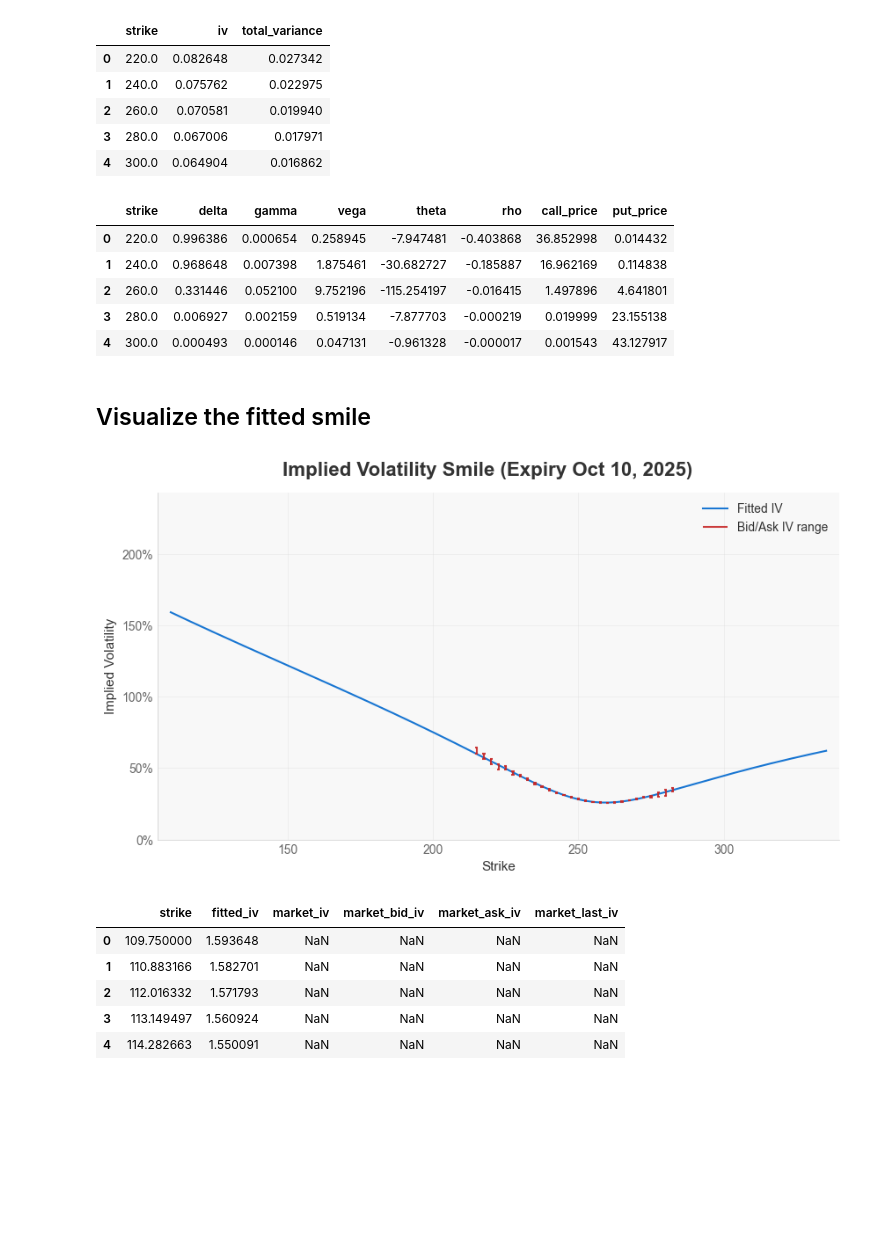
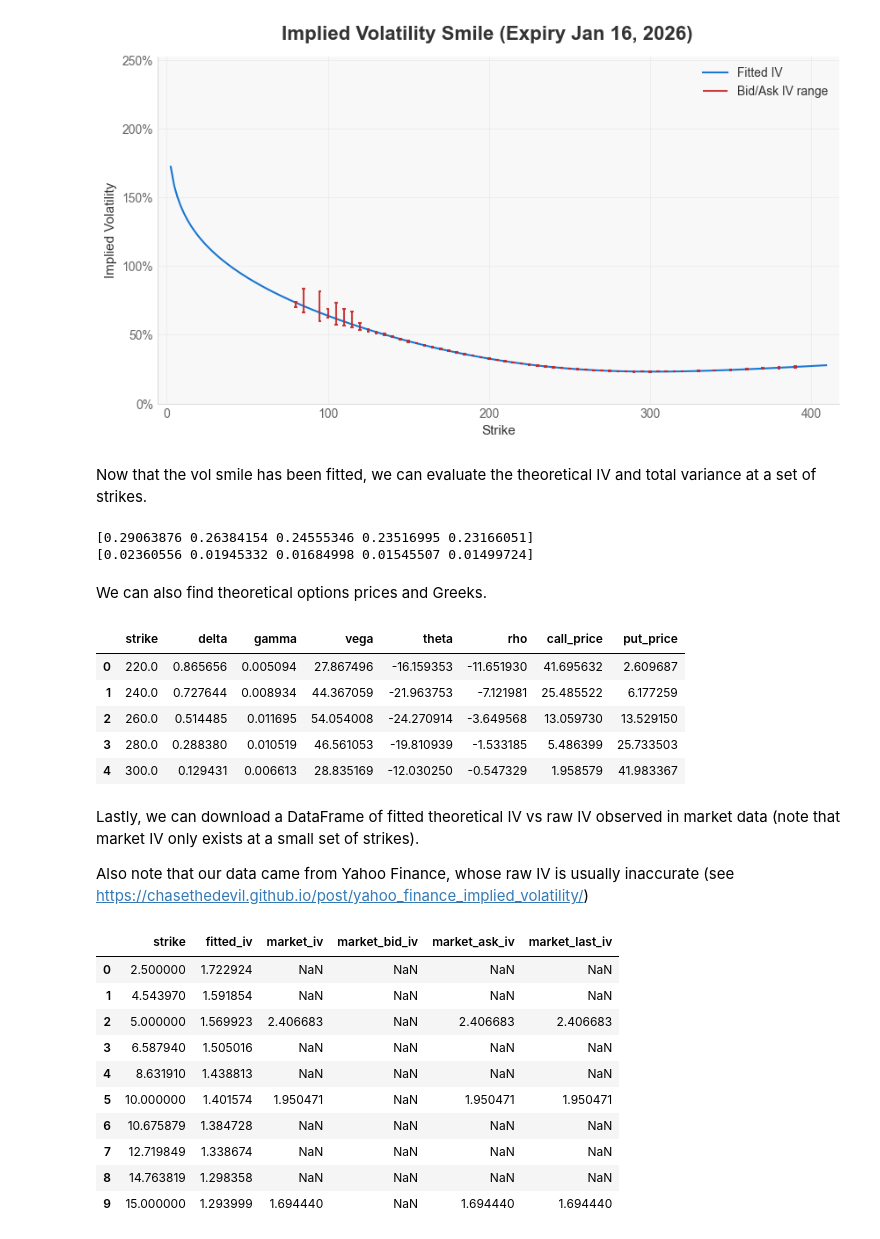
Before and after one commit to tyrneh/options-implied-probability, a Jupyter notebook: examples/quickstart_VolCurve.ipynb, the cells around one changed output. Drawn from its saved outputs; the diff is of its cells as text; code cells hidden in the pictures; blank space fills up the shorter version.

```diff
--- a/examples/quickstart_VolCurve.ipynb
+++ b/examples/quickstart_VolCurve.ipynb
@@ -84,0 +54,7 @@ prices and Greeks across a small strike grid.
+# %%
+# define the market conditions
+market = MarketInputs(
+    valuation_date=date(2025, 10, 6), # date on which the options data was downloaded
+    risk_free_rate=0.04,              # the risk-free rate of return. Use the US Fed or Treasury yields that are closest to the horizon of the expiry date (e.g. 3-month since we're evaluating on Oct 2025 for expiry on Jan 2026)
+    underlying_price=256.69,          # the price of the underlying stock at the time when the options data was downloaded
+)
@@ -84,0 +69,3 @@ prices and Greeks across a small strike grid.
+# %%
+vol_curve = VolCurve() # initialize the VolCurve object
+vol_curve.fit(df_expiry, market) # fit using the input data we defined, which populates the VolCurve object with results
@@ -85,27 +78,20 @@ prices and Greeks across a small strike grid.
+# %%
+vol_curve.plot(include_observed=True)
+plt.show()
+# %% [output]
+[figure, added]
+# %% [markdown]
+Now that the vol smile has been fitted, we can evaluate the theoretical IV and total variance at a set of strikes.
 # %%
-from typing import Any
-
-
 strikes = np.array([220.0, 240.0, 260.0, 280.0, 300.0])
 
-iv = vol_curve.implied_vol(strikes)
-total_var = vol_curve.total_variance(strikes)
-
-smile_eval = pd.DataFrame(
-    {
-        "strike": strikes,
-        "iv": iv,
-        "total_variance": total_var,
-    }
-)
-smile_eval
+print(vol_curve.implied_vol(strikes))
+print(vol_curve.total_variance(strikes))
 # %% [output]
-|  | strike | iv | total_variance |
-| 0 | 220.0 | 0.082648 | 0.027342 |
-| 1 | 240.0 | 0.075762 | 0.022975 |
-| 2 | 260.0 | 0.070581 | 0.019940 |
-| 3 | 280.0 | 0.067006 | 0.017971 |
-| 4 | 300.0 | 0.064904 | 0.016862 |
+[0.29063876 0.26384154 0.24555346 0.23516995 0.23166051]
+[0.02360556 0.01945332 0.01684998 0.01545507 0.01499724]
+# %% [markdown]
+We can also find theoretical options prices and Greeks.
 # %%
 call_prices = vol_curve.price(strikes, call_or_put="call")
 put_prices = vol_curve.price(strikes, call_or_put="put")
@@ -117,23 +103,26 @@ all_greeks["put_price"] = put_prices
 all_greeks
 # %% [output]
 |  | strike | delta | gamma | vega | theta | rho | call_price | put_price |
-| 0 | 220.0 | 0.996386 | 0.000654 | 0.258945 | -7.947481 | -0.403868 | 36.852998 | 0.014432 |
-| 1 | 240.0 | 0.968648 | 0.007398 | 1.875461 | -30.682727 | -0.185887 | 16.962169 | 0.114838 |
-| 2 | 260.0 | 0.331446 | 0.052100 | 9.752196 | -115.254197 | -0.016415 | 1.497896 | 4.641801 |
-| 3 | 280.0 | 0.006927 | 0.002159 | 0.519134 | -7.877703 | -0.000219 | 0.019999 | 23.155138 |
-| 4 | 300.0 | 0.000493 | 0.000146 | 0.047131 | -0.961328 | -0.000017 | 0.001543 | 43.127917 |
+| 0 | 220.0 | 0.865656 | 0.005094 | 27.867496 | -16.159353 | -11.651930 | 41.695632 | 2.609687 |
+| 1 | 240.0 | 0.727644 | 0.008934 | 44.367059 | -21.963753 | -7.121981 | 25.485522 | 6.177259 |
+| 2 | 260.0 | 0.514485 | 0.011695 | 54.054008 | -24.270914 | -3.649568 | 13.059730 | 13.529150 |
+| 3 | 280.0 | 0.288380 | 0.010519 | 46.561053 | -19.810939 | -1.533185 | 5.486399 | 25.733503 |
+| 4 | 300.0 | 0.129431 | 0.006613 | 28.835169 | -12.030250 | -0.547329 | 1.958579 | 41.983367 |
-# %% [markdown]
-## Visualize the fitted smile
+# %% [markdown]
+Lastly, we can download a DataFrame of fitted theoretical IV vs raw IV observed in market data (note that market IV only exists at a small set of strikes).
+
+Also note that our data came from Yahoo Finance, whose raw IV is usually inaccurate (see https://chasethedevil.github.io/post/yahoo_finance_implied_volatility/)
 # %%
-vol_curve.plot(include_observed=True)
-plt.show()
-
-vol_curve.iv_results().head()
+vol_curve.iv_results().head(10)
 # %% [output]
-[figure, removed]
 |  | strike | fitted_iv | market_iv | market_bid_iv | market_ask_iv | market_last_iv |
-| 0 | 109.750000 | 1.593648 | NaN | NaN | NaN | NaN |
-| 1 | 110.883166 | 1.582701 | NaN | NaN | NaN | NaN |
-| 2 | 112.016332 | 1.571793 | NaN | NaN | NaN | NaN |
-| 3 | 113.149497 | 1.560924 | NaN | NaN | NaN | NaN |
-| 4 | 114.282663 | 1.550091 | NaN | NaN | NaN | NaN |
+| 0 | 2.500000 | 1.722924 | NaN | NaN | NaN | NaN |
+| 1 | 4.543970 | 1.591854 | NaN | NaN | NaN | NaN |
+| 2 | 5.000000 | 1.569923 | 2.406683 | NaN | 2.406683 | 2.406683 |
+| 3 | 6.587940 | 1.505016 | NaN | NaN | NaN | NaN |
+| 4 | 8.631910 | 1.438813 | NaN | NaN | NaN | NaN |
+| 5 | 10.000000 | 1.401574 | 1.950471 | NaN | 1.950471 | 1.950471 |
+| 6 | 10.675879 | 1.384728 | NaN | NaN | NaN | NaN |
+| 7 | 12.719849 | 1.338674 | NaN | NaN | NaN | NaN |
+| 8 | 14.763819 | 1.298358 | NaN | NaN | NaN | NaN |
+| 9 | 15.000000 | 1.293999 | 1.694440 | NaN | 1.694440 | 1.694440 |
```
Also changed, not shown: parts of 27 cells of this notebook, 2 other files.
